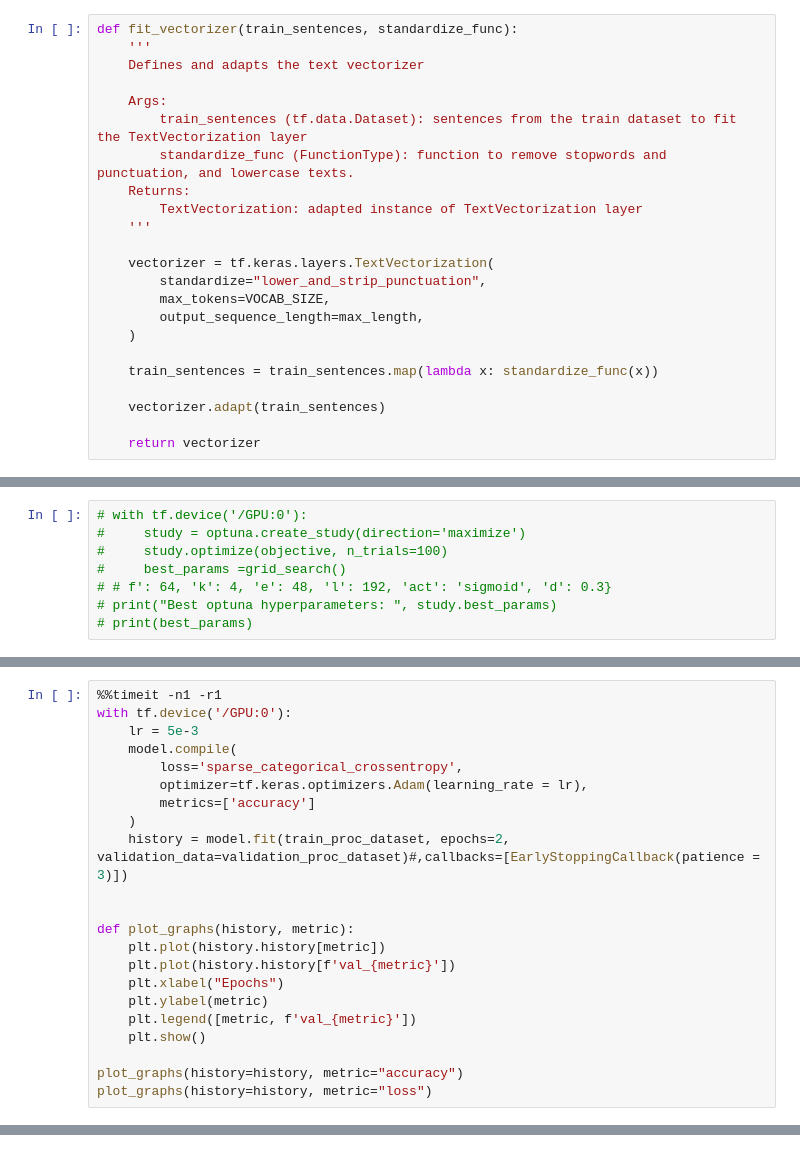
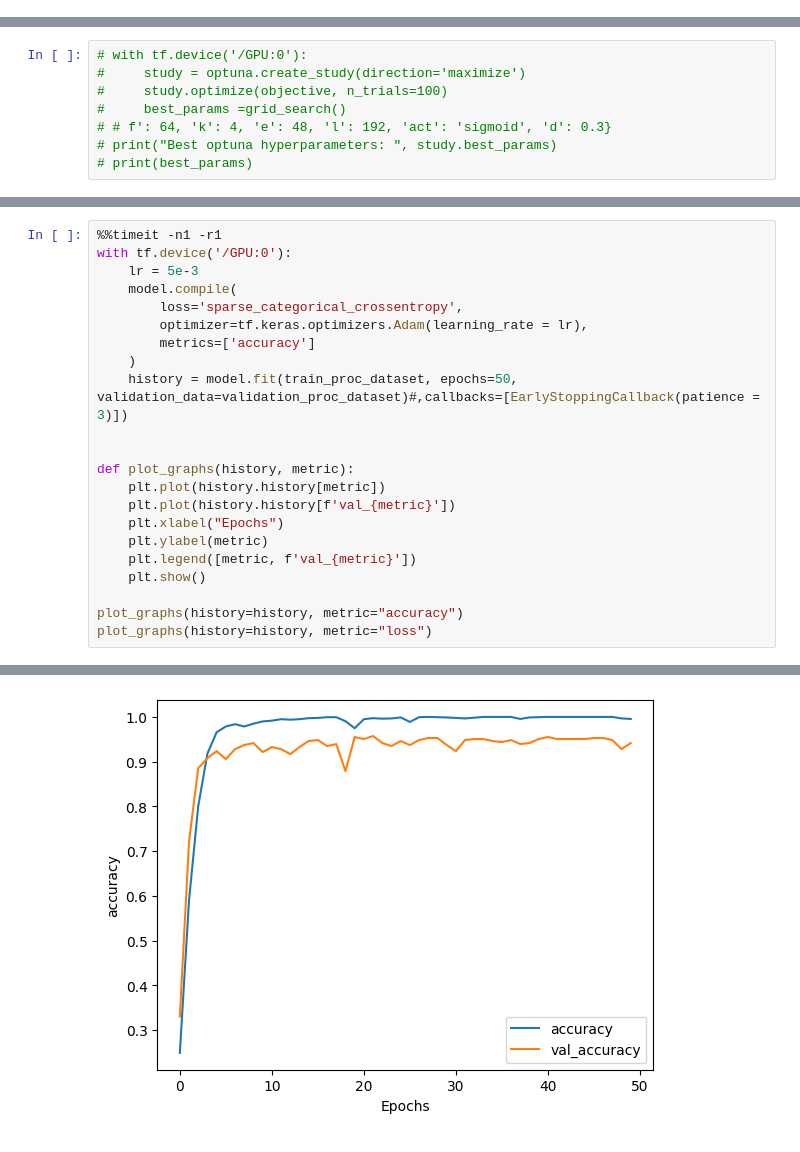
Before and after one commit to Alex-Irae/NLP_Text_Classifier, a Jupyter notebook: main.ipynb, the cells around one changed output, grey strips where cells are left out. Cells and saved outputs as stored; diff of their text form.

Commit message:
added trained model

```diff
--- a/main.ipynb
+++ b/main.ipynb
@@ -30,23 +4,0 @@ The fit_vectorizer function defines and adapts a text vectorizer to preprocess t
-# %%
-def fit_vectorizer(train_sentences, standardize_func):
-    '''
-    Defines and adapts the text vectorizer
-
-    Args:
-        train_sentences (tf.data.Dataset): sentences from the train dataset to fit the TextVectorization layer
-        standardize_func (FunctionType): function to remove stopwords and punctuation, and lowercase texts.
-    Returns:
-        TextVectorization: adapted instance of TextVectorization layer
-    '''
-
-    vectorizer = tf.keras.layers.TextVectorization(
-        standardize="lower_and_strip_punctuation",
-        max_tokens=VOCAB_SIZE,
-        output_sequence_length=max_length,
-    )
-
-    train_sentences = train_sentences.map(lambda x: standardize_func(x))
-
-    vectorizer.adapt(train_sentences)
-
-    return vectorizer
@@ -432,7 +407,7 @@ with tf.device('/GPU:0'):
         optimizer=tf.keras.optimizers.Adam(learning_rate = lr),
         metrics=['accuracy']
     )
-    history = model.fit(train_proc_dataset, epochs=2, validation_data=validation_proc_dataset)#,callbacks=[EarlyStoppingCallback(patience = 3)])
+    history = model.fit(train_proc_dataset, epochs=50, validation_data=validation_proc_dataset)#,callbacks=[EarlyStoppingCallback(patience = 3)])
 
 
 def plot_graphs(history, metric):
@@ -445,3 +420,4 @@ def plot_graphs(history, metric):
 
 plot_graphs(history=history, metric="accuracy")
 plot_graphs(history=history, metric="loss")
+# %% [output]
@@ -447,0 +441 @@ plot_graphs(history=history, metric="loss")
+[figure, added]
```
Also changed, not shown: parts of 17 cells of this notebook, 1 other file.
